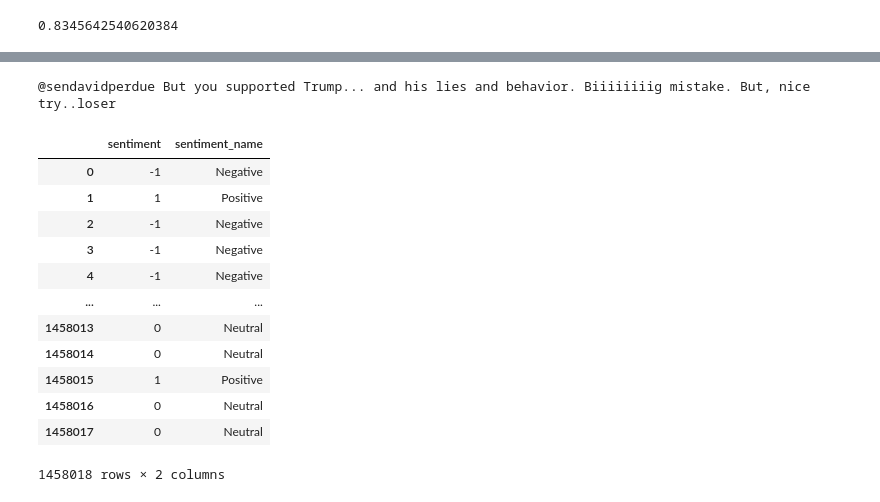
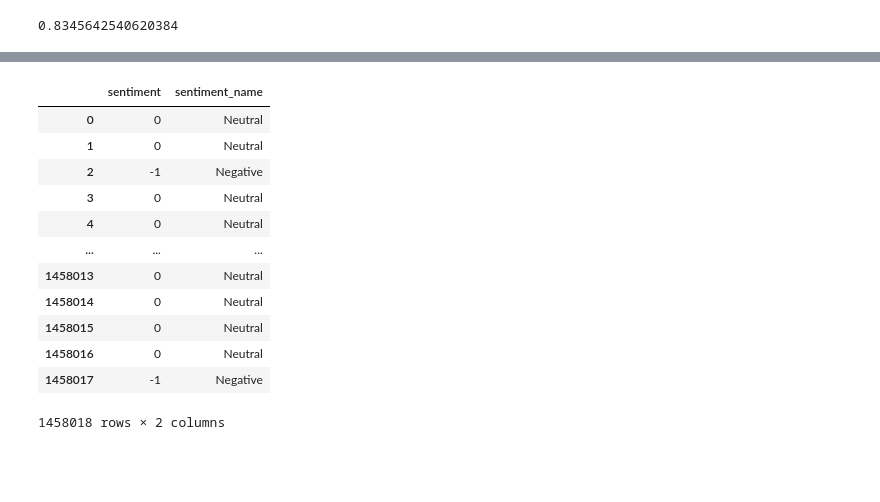
Before and after one commit to maciejskorski/anticipatio, a Jupyter notebook: src/xaru/4 topic_analysis.ipynb, the cells around one changed output, grey strips where cells are left out. Cells and saved outputs as stored; diff of their text form; code cells hidden in the pictures; blank space fills up the shorter version.

```diff
--- a/src/xaru/4 topic_analysis.ipynb
+++ b/src/xaru/4 topic_analysis.ipynb
@@ -249,23 +212,3 @@ topic_nums[97]
 a[0]/topic_nums[97]
 # %% [output]
 0.8345642540620384
-# %%
-import pandas as pd
-from pathlib import Path
-repo_path = Path('/home/krajda/anticipatio/')
-def open_fn(f):
-    try:
-        return pd.read_csv(f,engine='python')
-    except:
-        return pd.DataFrame()
-
-tweets2 = pd.concat([
-    pd.concat(map(open_fn, Path(repo_path/'data/futurists_kol/data').rglob('*csv'))),
-    pd.concat(map(open_fn, Path(repo_path/'data/futurists_rossdawson/data').rglob('*csv')))
-])
-
-tweets2.columns = ['index','user','timestamp','url','txt']
-tweets2 = tweets2.drop_duplicates(subset=['txt'])
-tweets2.reset_index(inplace=True,drop=True)
-
-print(tweets2.loc[3,'txt'])
@@ -370,41 +215,19 @@ pipe(tweets2.loc[3,'txt'])[0]
-# %%
-import pandas as pd
-from pathlib import Path
-
-def open_fn(f):
-    try:
-        return pd.read_csv(f,engine='python')
-    except:
-        return pd.DataFrame()
-
-tweets2 = pd.concat([
-    pd.concat(map(open_fn, Path(repo_path/'data/futurists_kol/data').rglob('*csv'))),
-    pd.concat(map(open_fn, Path(repo_path/'data/futurists_rossdawson/data').rglob('*csv')))
-])
-
-tweets2.columns = ['index','user','timestamp','url','txt']
-tweets2 = tweets2.drop_duplicates(subset=['txt'])
-tweets2.reset_index(inplace=True,drop=True)
-
-print(tweets2.loc[3,'txt'])
-# %% [output]
-@sendavidperdue But you supported Trump... and his lies and behavior. Biiiiiiiig mistake. But, nice try..loser
 # %%
-sentiment = pd.read_csv('maciek_docs_sentiment.csv')
+sentiment = pd.read_csv(repo_path/'data/sentiments.csv')
 sentiment
 # %% [output]
 |  | sentiment | sentiment_name |
-| 0 | -1 | Negative |
-| 1 | 1 | Positive |
+| 0 | 0 | Neutral |
+| 1 | 0 | Neutral |
 | 2 | -1 | Negative |
-| 3 | -1 | Negative |
-| 4 | -1 | Negative |
+| 3 | 0 | Neutral |
+| 4 | 0 | Neutral |
 | ... | ... | ... |
 | 1458013 | 0 | Neutral |
 | 1458014 | 0 | Neutral |
-| 1458015 | 1 | Positive |
+| 1458015 | 0 | Neutral |
 | 1458016 | 0 | Neutral |
-| 1458017 | 0 | Neutral |
+| 1458017 | -1 | Negative |
 1458018 rows × 2 columns
 # %%
 tweets = tweets.reset_index()
```
Also changed, not shown: parts of 17 cells of this notebook, 1 other file.
